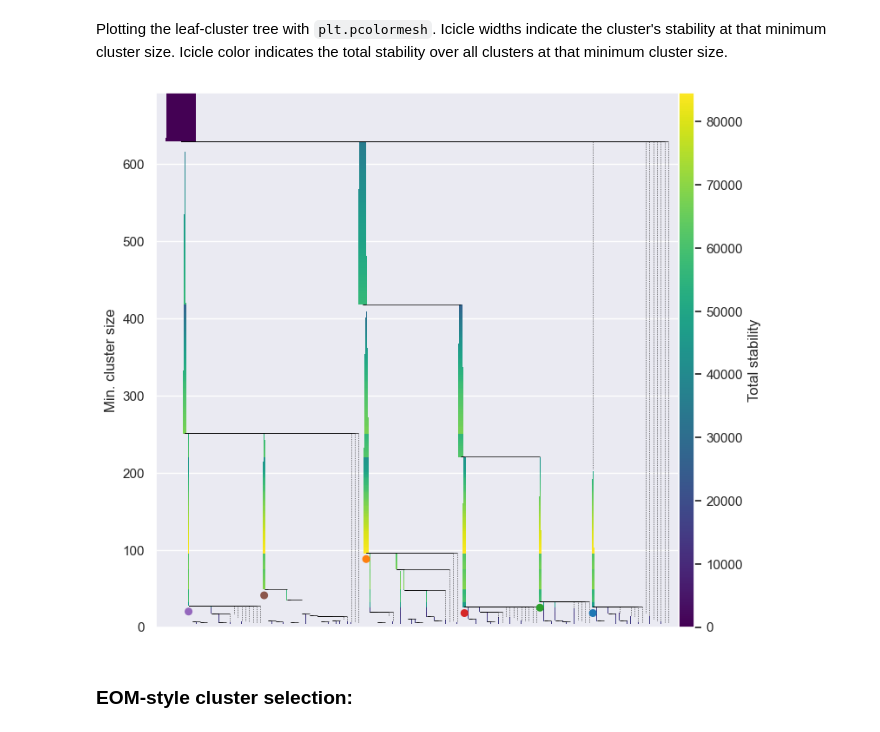
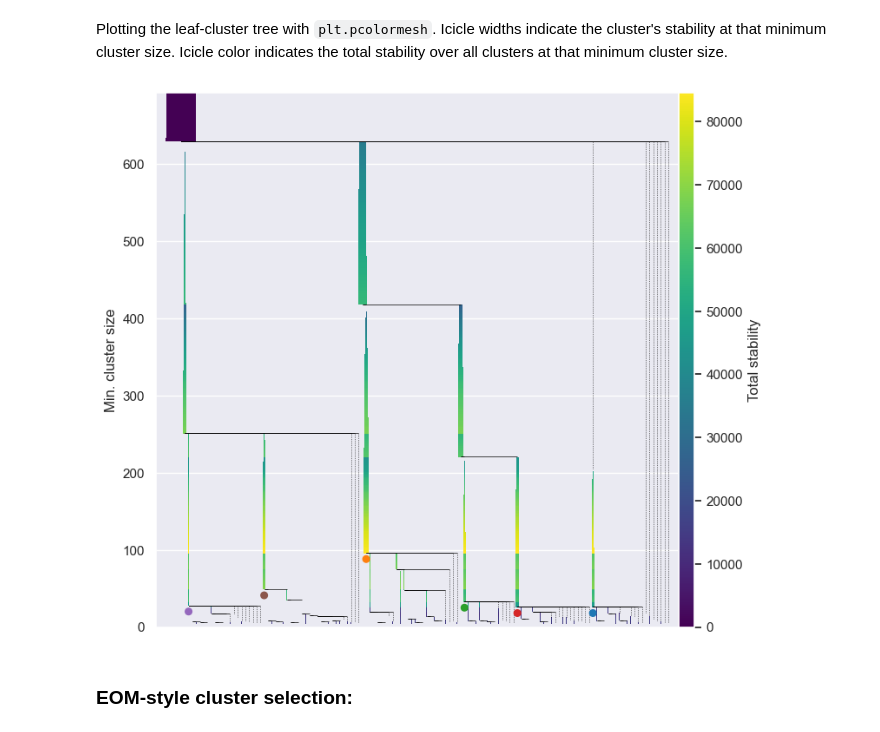
Before and after one commit to JelmerBot/fast_hdbscan, a Jupyter notebook: doc/layer_clustering.ipynb, the cells around one changed output. Saved outputs shown, nothing was run; the diff lists cells and outputs as text; code cells hidden in the pictures.

```diff
--- a/doc/layer_clustering.ipynb
+++ b/doc/layer_clustering.ipynb
@@ -148,9 +115,30 @@ def extract_leaves(raw_tree, n_points, min_size):
 # %%
+from fast_hdbscan.hdbscan import (
+    compute_minimum_spanning_tree,
+    mst_to_linkage_tree,
+    condense_tree,
+)
+
 # Compute initial condensed tree
-c = HDBSCAN(min_cluster_size=5).fit(data)
+min_cluster_size = 5
+n_points = data.shape[0]
+minimum_spanning_tree, _, _ = compute_minimum_spanning_tree(
+    data, min_samples=min_cluster_size
+)
+sorted_mst = minimum_spanning_tree[
+    np.lexsort(
+        (
+            minimum_spanning_tree.T[1],
+            minimum_spanning_tree.T[0],
+            minimum_spanning_tree.T[2],
+        )
+    )
+]
+linkage_tree = mst_to_linkage_tree(sorted_mst)
+condensed_tree = condense_tree(linkage_tree, min_cluster_size=min_cluster_size)
 
 # Extract leaves-tree from the condensed tree
-leaves, cluster_tree = extract_leaves(c._condensed_tree, data.shape[0], c.min_cluster_size)
+leaves = min_cluster_size_barcode(condensed_tree, data.shape[0], min_cluster_size)
 # %% [markdown]
 ### Quality measures
 # %% [markdown]
@@ -259,5 +243,5 @@ def compute_stabilities(raw_tree, leaves):
 # %%
-total_stability = compute_stabilities(c._condensed_tree, leaves)
+total_stability, stabilities = compute_stabilities(condensed_tree, leaves)
 
 fig = plt.figure(figsize=(8, 4))
 plt.plot(total_stability)
@@ -291,23 +275,23 @@ from fast_hdbscan.cluster_trees import (
 )
 
 
-def optimal_clustering(raw_tree, leaves, total_stability, n_points):
-    # best_size = np.argmax(clustered_points)
+# @numba.njit()
+def optimal_clustering(condensed_tree, leaves, total_stability, n_points):
     best_size = np.argmax(total_stability)
     select_leaves = [
         leaf_id
         for leaf_id, attrs in leaves.items()
-        if attrs["birth"] <= best_size and attrs.get("death", np.inf) > best_size
+        if attrs.birth <= best_size and attrs.death > best_size
     ]
 
     labels = get_cluster_label_vector(
-        raw_tree, select_leaves, cluster_selection_epsilon=0.0, n_samples=n_points
+        condensed_tree, select_leaves, cluster_selection_epsilon=0.0, n_samples=n_points
     )
-    probs = get_point_membership_strength_vector(raw_tree, select_leaves, labels)
+    probs = get_point_membership_strength_vector(condensed_tree, select_leaves, labels)
     return labels, probs, best_size
 # %%
 labels, probs, best_size = optimal_clustering(
-    c._condensed_tree, leaves, total_stability, data.shape[0]
+    condensed_tree, leaves, total_stability, data.shape[0]
 )
 plt.scatter(*data.T, c=labels % 10, s=5, cmap="tab10", vmax=9, vmin=0)
 plt.title(f"Optimal HDBSCAN leaves (min_cluster_size={best_size})")
@@ -509,12 +513,16 @@ class LeafClusterTree:
         plt.xlim([xlim[0] - 0.02 * xlim[1], 1.02 * xlim[1]])
         plt.ylim([0, inf_value])
 # %%
+from fast_hdbscan.hdbscan import to_numpy_rec_array
+
+plot_tree = to_numpy_rec_array(condensed_tree)
+
 plt.figure()
-tree_class = LeafClusterTree(labels, c._condensed_tree, leaves, total_stability)
+tree_class = LeafClusterTree(labels, plot_tree, leaves, total_stability, stabilities)
 tree_class.plot(colorbar_kws=dict(pad=0, fraction=0.03))
 plt.show()
 # %% [output]
-[figure, old version]
+[figure, new version]
 # %% [markdown]
 ### EOM-style cluster selection:
 # %% [markdown]
```
Also changed, not shown: parts of 20 cells of this notebook.
